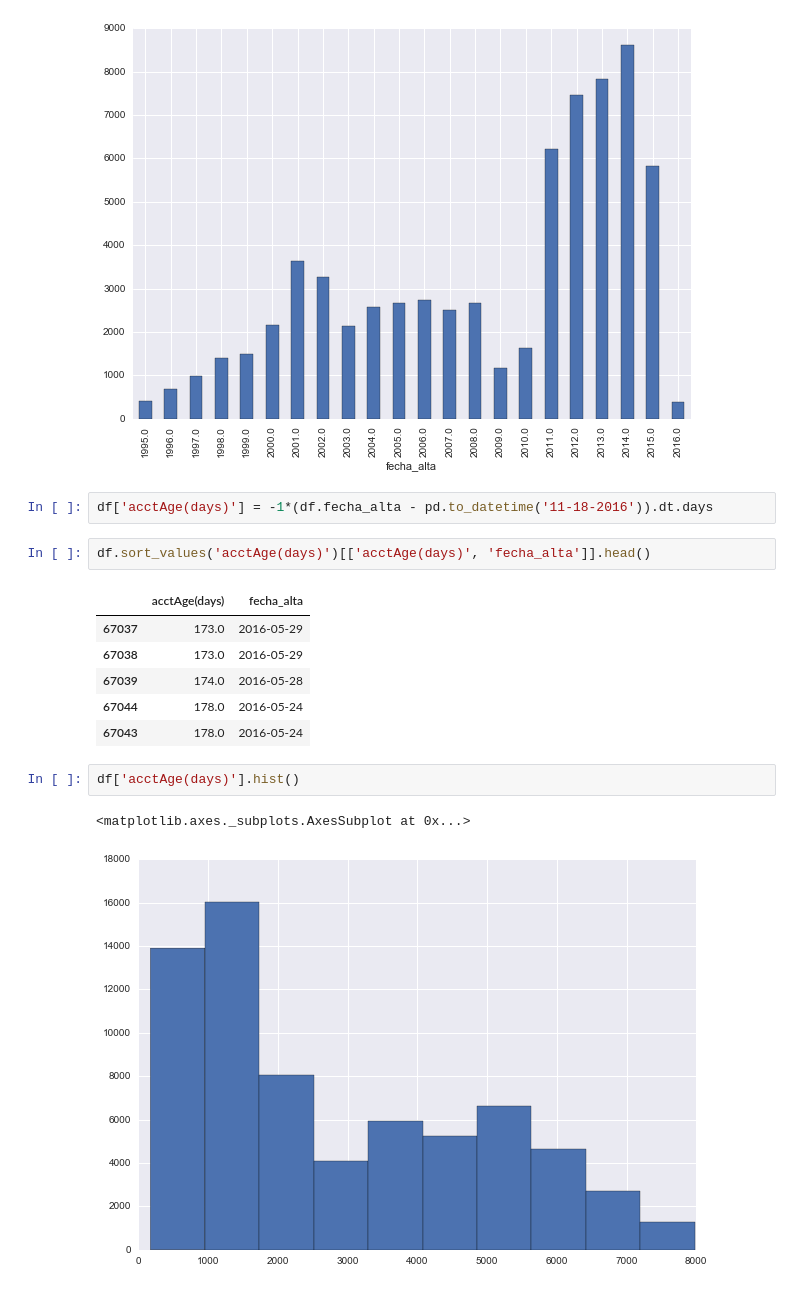
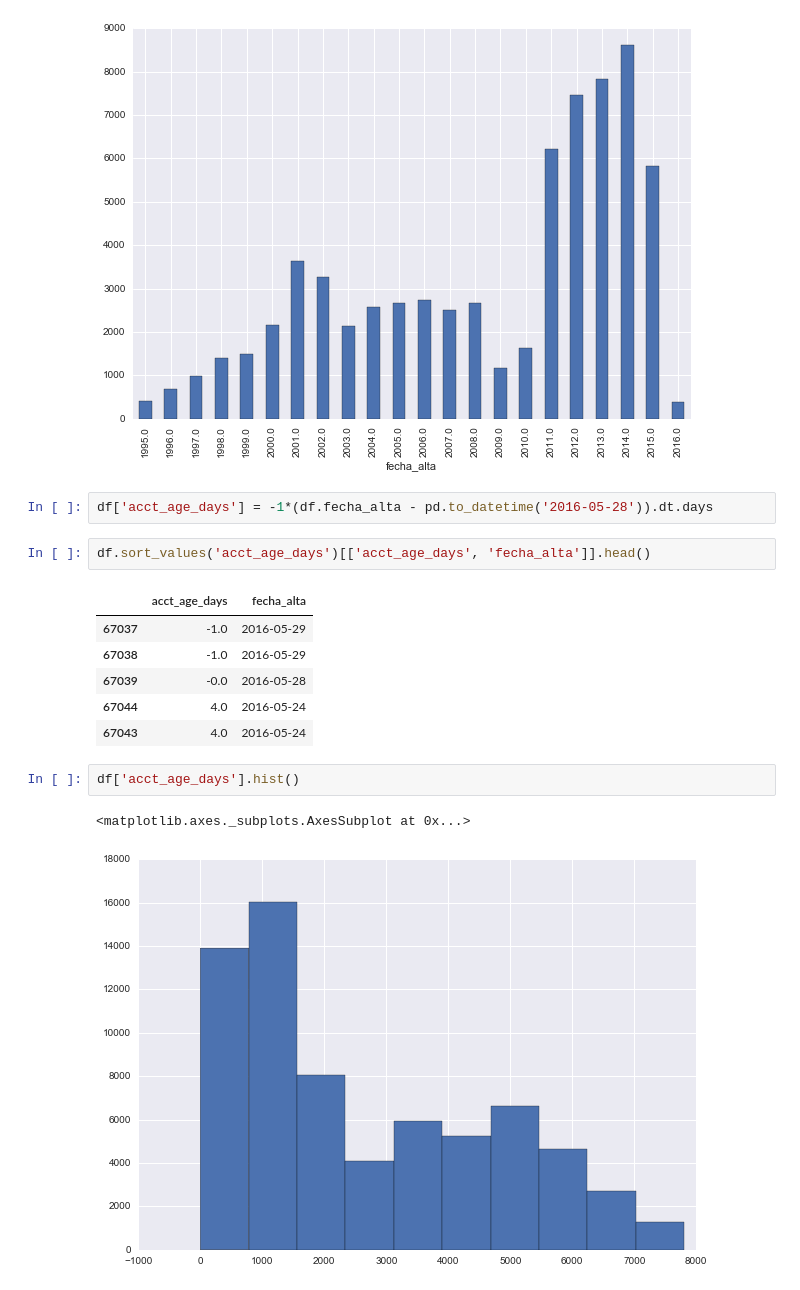
Before and after one commit to ryankresse/santander, a Jupyter notebook: eda.ipynb, the cells around one changed output. Drawn from its saved outputs; the diff is of its cells as text.

```diff
--- a/eda.ipynb
+++ b/eda.ipynb
@@ -268,18 +264,18 @@ df.groupby([df.fecha_alta.dt.year]).fecha_alta.count().plot(kind='bar', figsize=
 <matplotlib.axes._subplots.AxesSubplot at 0x...>
 [figure]
 # %%
-df['acctAge(days)'] = -1*(df.fecha_alta - pd.to_datetime('11-18-2016')).dt.days
+df['acct_age_days'] = -1*(df.fecha_alta - pd.to_datetime('2016-05-28')).dt.days
 # %%
-df.sort_values('acctAge(days)')[['acctAge(days)', 'fecha_alta']].head()
+df.sort_values('acct_age_days')[['acct_age_days', 'fecha_alta']].head()
 # %% [output]
-|  | acctAge(days) | fecha_alta |
-| 67037 | 173.0 | 2016-05-29 |
-| 67038 | 173.0 | 2016-05-29 |
-| 67039 | 174.0 | 2016-05-28 |
-| 67044 | 178.0 | 2016-05-24 |
-| 67043 | 178.0 | 2016-05-24 |
+|  | acct_age_days | fecha_alta |
+| 67037 | -1.0 | 2016-05-29 |
+| 67038 | -1.0 | 2016-05-29 |
+| 67039 | -0.0 | 2016-05-28 |
+| 67044 | 4.0 | 2016-05-24 |
+| 67043 | 4.0 | 2016-05-24 |
 # %%
-df['acctAge(days)'].hist()
+df['acct_age_days'].hist()
 # %% [output]
 <matplotlib.axes._subplots.AxesSubplot at 0x...>
-[figure, old version]
+[figure, new version]
```
Also changed, not shown: parts of 18 cells of this notebook.
